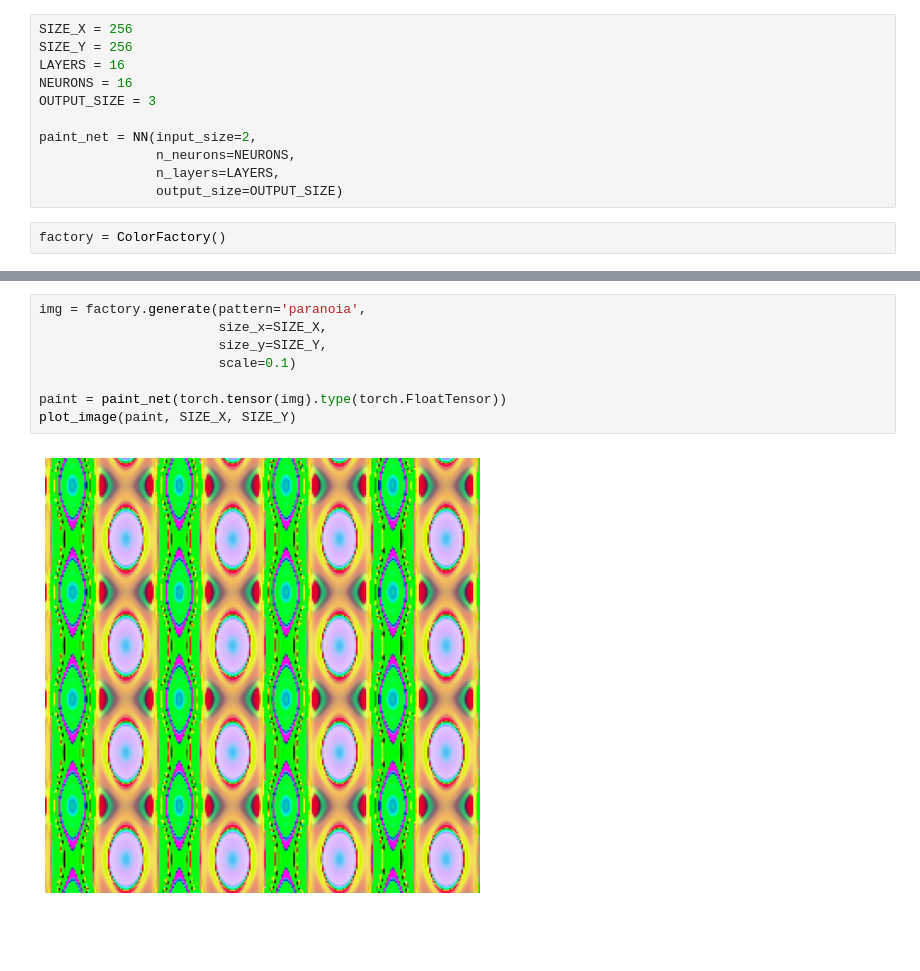
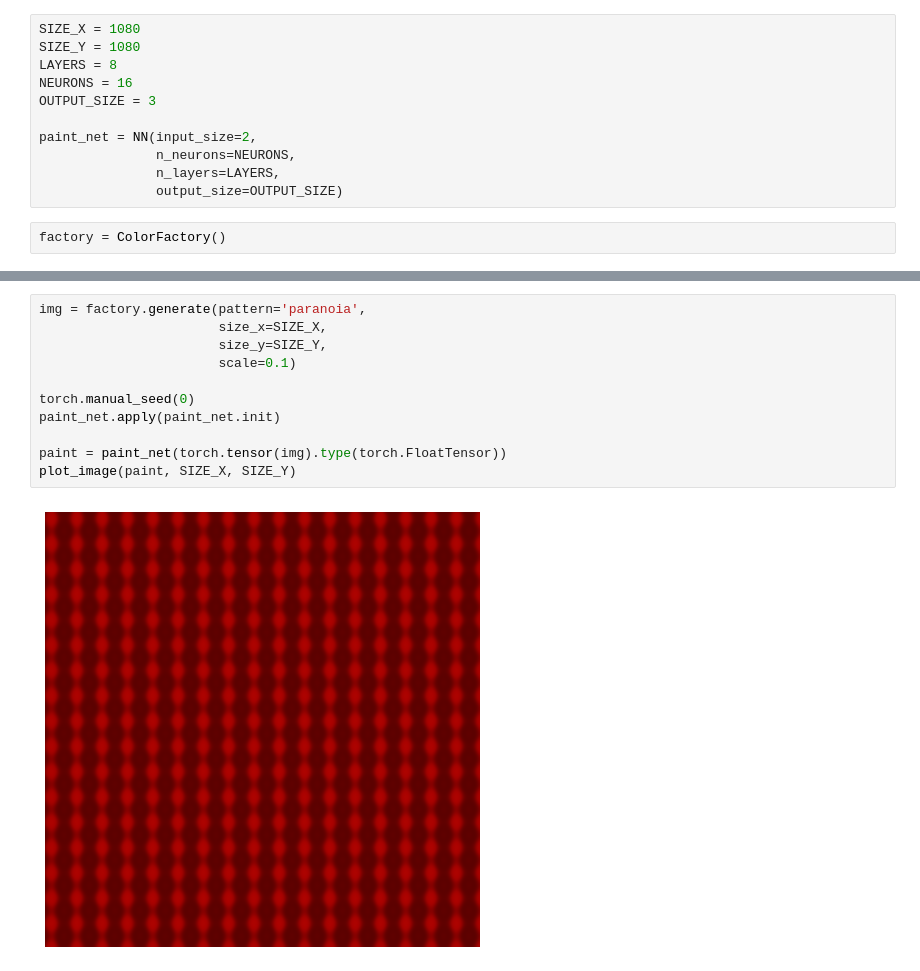
Before and after one commit to chucheria/CPPN, a Jupyter notebook: examples/paint_patterns.ipynb, the cells around one changed output, grey strips where cells are left out. Saved outputs shown, nothing was run; the diff lists cells and outputs as text; blank space fills up the shorter version.

```diff
--- a/examples/paint_patterns.ipynb
+++ b/examples/paint_patterns.ipynb
@@ -8,9 +8,9 @@ from CPPN import NN
 from CPPN import ColorFactory
 from CPPN import plot_image
 # %%
-SIZE_X = 256
-SIZE_Y = 256
-LAYERS = 16
+SIZE_X = 1080
+SIZE_Y = 1080
+LAYERS = 8
 NEURONS = 16
 OUTPUT_SIZE = 3
 
@@ -73,10 +73,13 @@ plot_image(paint, SIZE_X, SIZE_Y)
 # %%
 img = factory.generate(pattern='paranoia',
                        size_x=SIZE_X,
                        size_y=SIZE_Y,
                        scale=0.1)
 
+torch.manual_seed(0)
+paint_net.apply(paint_net.init)
+
 paint = paint_net(torch.tensor(img).type(torch.FloatTensor))
 plot_image(paint, SIZE_X, SIZE_Y)
 # %% [output]
-[figure, old version]
+[figure, new version]
```
Also changed, not shown: parts of 5 cells of this notebook, 2 other files.
